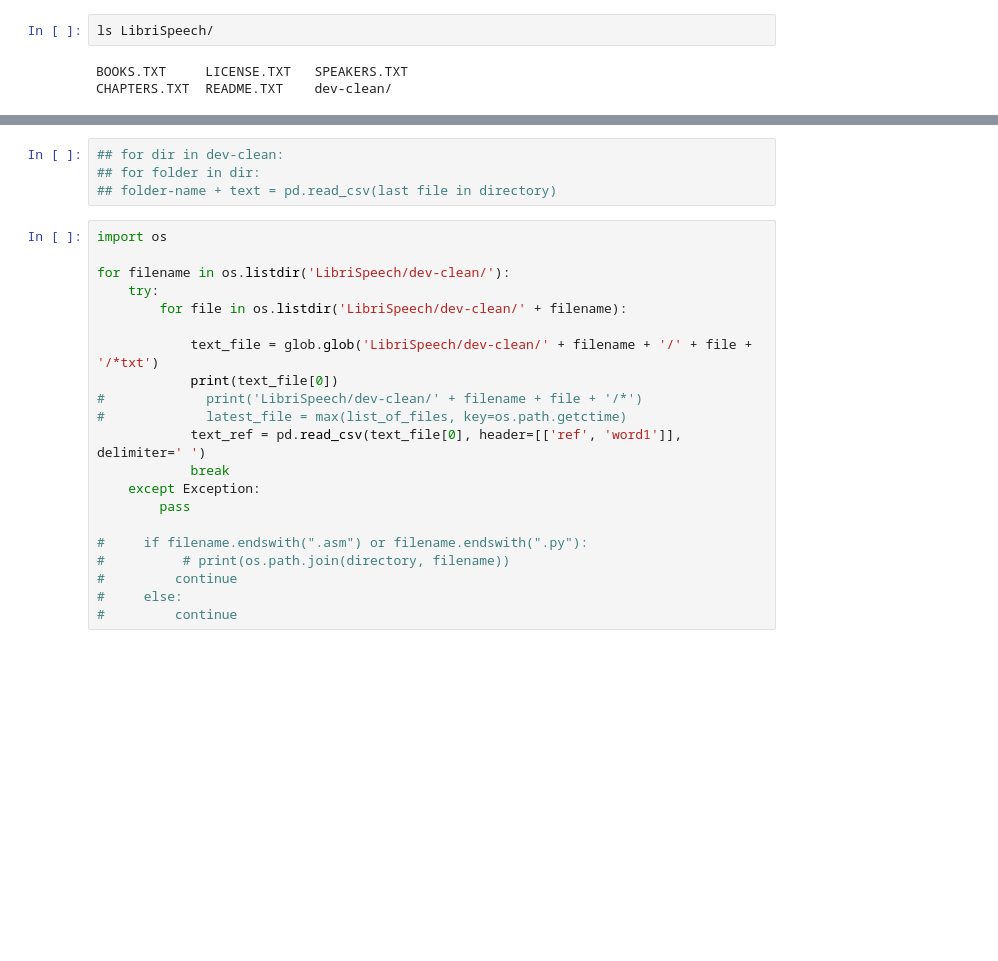
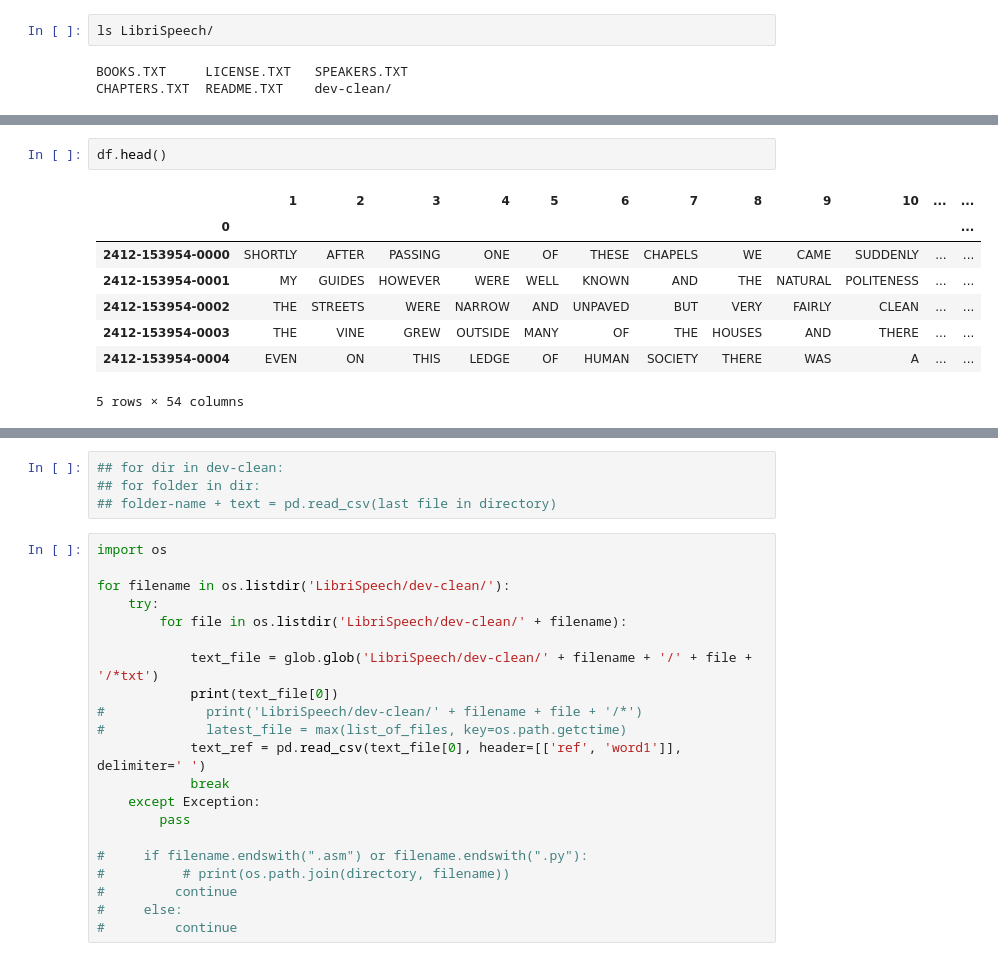
Before and after one commit to puga-42/Speech_Detection, a Jupyter notebook: EDA.ipynb, the cells around one changed output, grey strips where cells are left out. Cells and saved outputs as stored; diff of their text form; blank space fills up the shorter version.

```diff
--- a/EDA.ipynb
+++ b/EDA.ipynb
@@ -21,0 +65,11 @@ chapters.head()
+# %%
+df.head()
+# %% [output]
+|  | 1 | 2 | 3 | 4 | 5 | 6 | 7 | 8 | 9 | 10 | ... | ... |
+| 0 |  |  |  |  |  |  |  |  |  |  |  | ... |
+| 2412-153954-0000 | SHORTLY | AFTER | PASSING | ONE | OF | THESE | CHAPELS | WE | CAME | SUDDENLY | ... | ... |
+| 2412-153954-0001 | MY | GUIDES | HOWEVER | WERE | WELL | KNOWN | AND | THE | NATURAL | POLITENESS | ... | ... |
+| 2412-153954-0002 | THE | STREETS | WERE | NARROW | AND | UNPAVED | BUT | VERY | FAIRLY | CLEAN | ... | ... |
+| 2412-153954-0003 | THE | VINE | GREW | OUTSIDE | MANY | OF | THE | HOUSES | AND | THERE | ... | ... |
+| 2412-153954-0004 | EVEN | ON | THIS | LEDGE | OF | HUMAN | SOCIETY | THERE | WAS | A | ... | ... |
+5 rows × 54 columns
```
Also changed, not shown: parts of 17 cells of this notebook.
